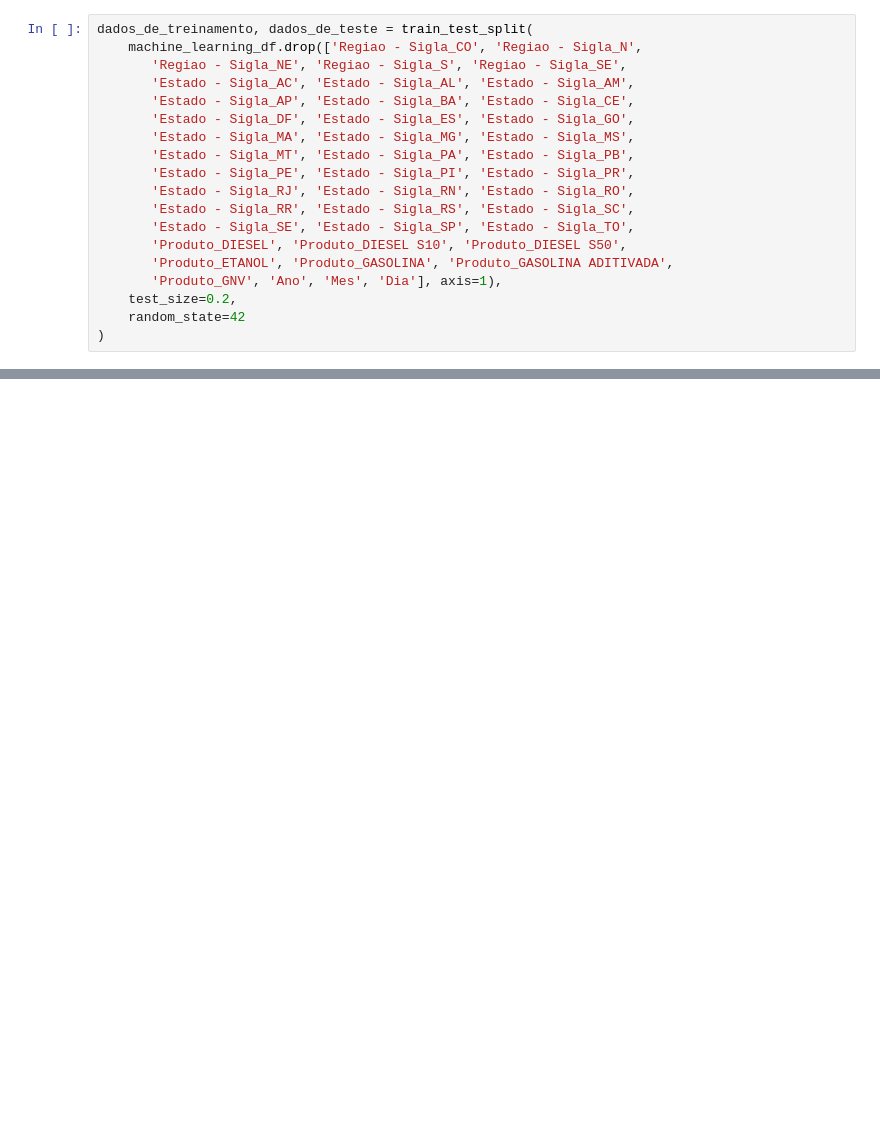
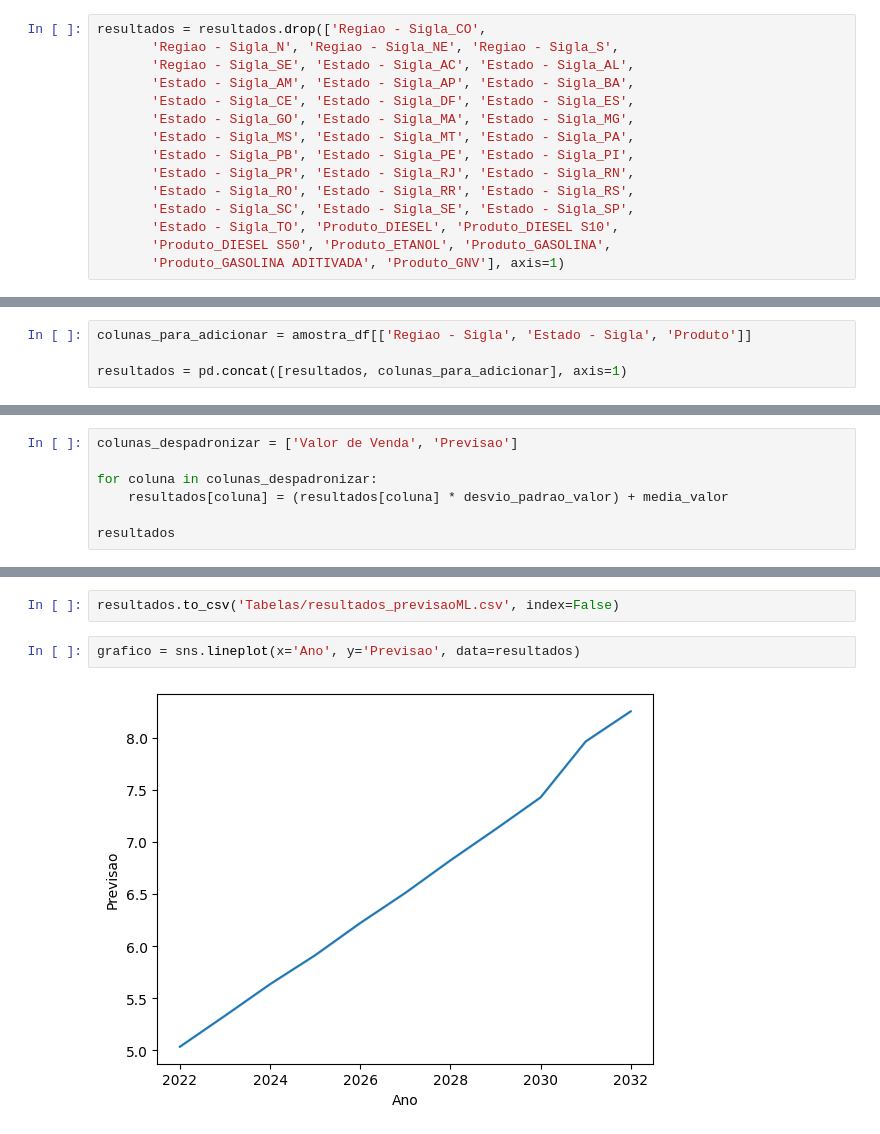
Before and after one commit to Jacksonvieira431/combustiveis_automotivos, a Jupyter notebook: 4_Machine_Leaning.ipynb, the cells around one changed output, grey strips where cells are left out. Drawn from its saved outputs; the diff is of its cells as text; blank space fills up the shorter version.

```diff
--- a/4_Machine_Leaning.ipynb
+++ b/4_Machine_Leaning.ipynb
@@ -121,20 +189,16 @@ Index(['Valor de Venda', 'Regiao - Sigla_CO', 'Regiao - Sigla_N',
       dtype='object')
 # %%
-dados_de_treinamento, dados_de_teste = train_test_split(
-    machine_learning_df.drop(['Regiao - Sigla_CO', 'Regiao - Sigla_N',
-       'Regiao - Sigla_NE', 'Regiao - Sigla_S', 'Regiao - Sigla_SE',
-       'Estado - Sigla_AC', 'Estado - Sigla_AL', 'Estado - Sigla_AM',
-       'Estado - Sigla_AP', 'Estado - Sigla_BA', 'Estado - Sigla_CE',
-       'Estado - Sigla_DF', 'Estado - Sigla_ES', 'Estado - Sigla_GO',
-       'Estado - Sigla_MA', 'Estado - Sigla_MG', 'Estado - Sigla_MS',
-       'Estado - Sigla_MT', 'Estado - Sigla_PA', 'Estado - Sigla_PB',
-       'Estado - Sigla_PE', 'Estado - Sigla_PI', 'Estado - Sigla_PR',
-       'Estado - Sigla_RJ', 'Estado - Sigla_RN', 'Estado - Sigla_RO',
-       'Estado - Sigla_RR', 'Estado - Sigla_RS', 'Estado - Sigla_SC',
-       'Estado - Sigla_SE', 'Estado - Sigla_SP', 'Estado - Sigla_TO',
-       'Produto_DIESEL', 'Produto_DIESEL S10', 'Produto_DIESEL S50',
-       'Produto_ETANOL', 'Produto_GASOLINA', 'Produto_GASOLINA ADITIVADA',
-       'Produto_GNV', 'Ano', 'Mes', 'Dia'], axis=1),
-    test_size=0.2,
-    random_state=42
-)
+resultados = resultados.drop(['Regiao - Sigla_CO',
+       'Regiao - Sigla_N', 'Regiao - Sigla_NE', 'Regiao - Sigla_S',
+       'Regiao - Sigla_SE', 'Estado - Sigla_AC', 'Estado - Sigla_AL',
+       'Estado - Sigla_AM', 'Estado - Sigla_AP', 'Estado - Sigla_BA',
+       'Estado - Sigla_CE', 'Estado - Sigla_DF', 'Estado - Sigla_ES',
+       'Estado - Sigla_GO', 'Estado - Sigla_MA', 'Estado - Sigla_MG',
+       'Estado - Sigla_MS', 'Estado - Sigla_MT', 'Estado - Sigla_PA',
+       'Estado - Sigla_PB', 'Estado - Sigla_PE', 'Estado - Sigla_PI',
+       'Estado - Sigla_PR', 'Estado - Sigla_RJ', 'Estado - Sigla_RN',
+       'Estado - Sigla_RO', 'Estado - Sigla_RR', 'Estado - Sigla_RS',
+       'Estado - Sigla_SC', 'Estado - Sigla_SE', 'Estado - Sigla_SP',
+       'Estado - Sigla_TO', 'Produto_DIESEL', 'Produto_DIESEL S10',
+       'Produto_DIESEL S50', 'Produto_ETANOL', 'Produto_GASOLINA',
+       'Produto_GASOLINA ADITIVADA', 'Produto_GNV'], axis=1)
@@ -146,0 +205,4 @@ Error:
+# %%
+colunas_para_adicionar = amostra_df[['Regiao - Sigla', 'Estado - Sigla', 'Produto']]
+
+resultados = pd.concat([resultados, colunas_para_adicionar], axis=1)
@@ -146,0 +226,7 @@ Error:
+# %%
+colunas_despadronizar = ['Valor de Venda', 'Previsao']
+
+for coluna in colunas_despadronizar:
+    resultados[coluna] = (resultados[coluna] * desvio_padrao_valor) + media_valor
+
+resultados
@@ -146,0 +248,6 @@ Error:
+# %%
+resultados.to_csv('Tabelas/resultados_previsaoML.csv', index=False)
+# %%
+grafico = sns.lineplot(x='Ano', y='Previsao', data=resultados)
+# %% [output]
+[figure, added]
```
Also changed, not shown: parts of 27 cells of this notebook.
